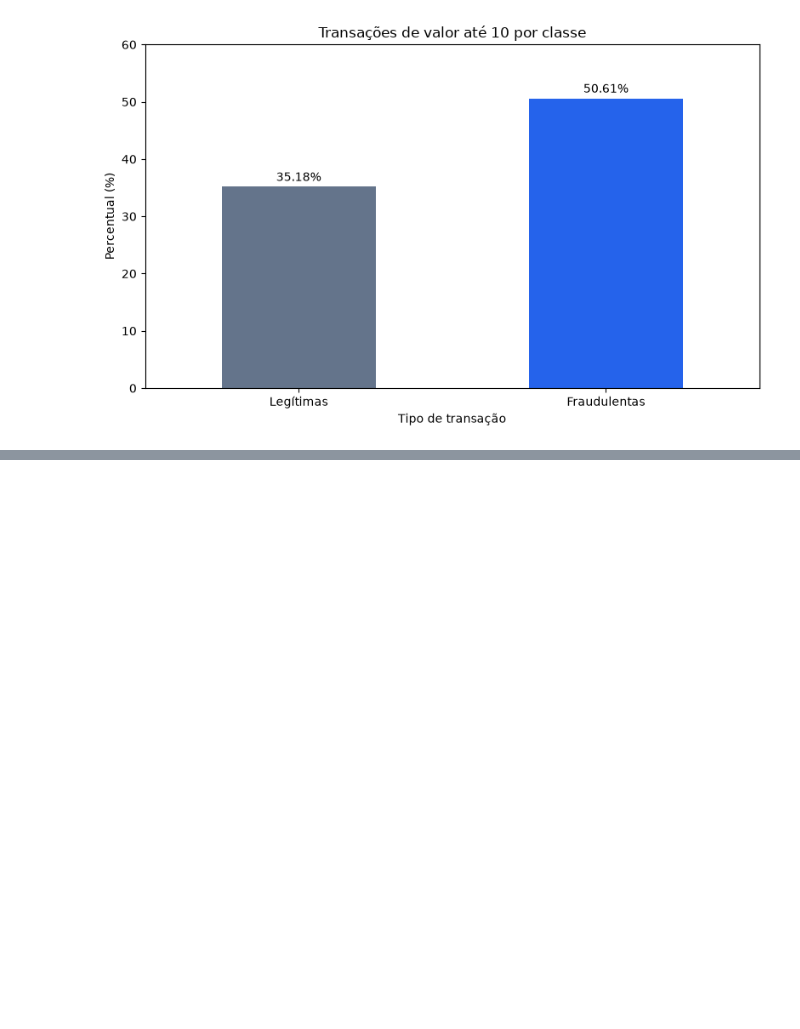
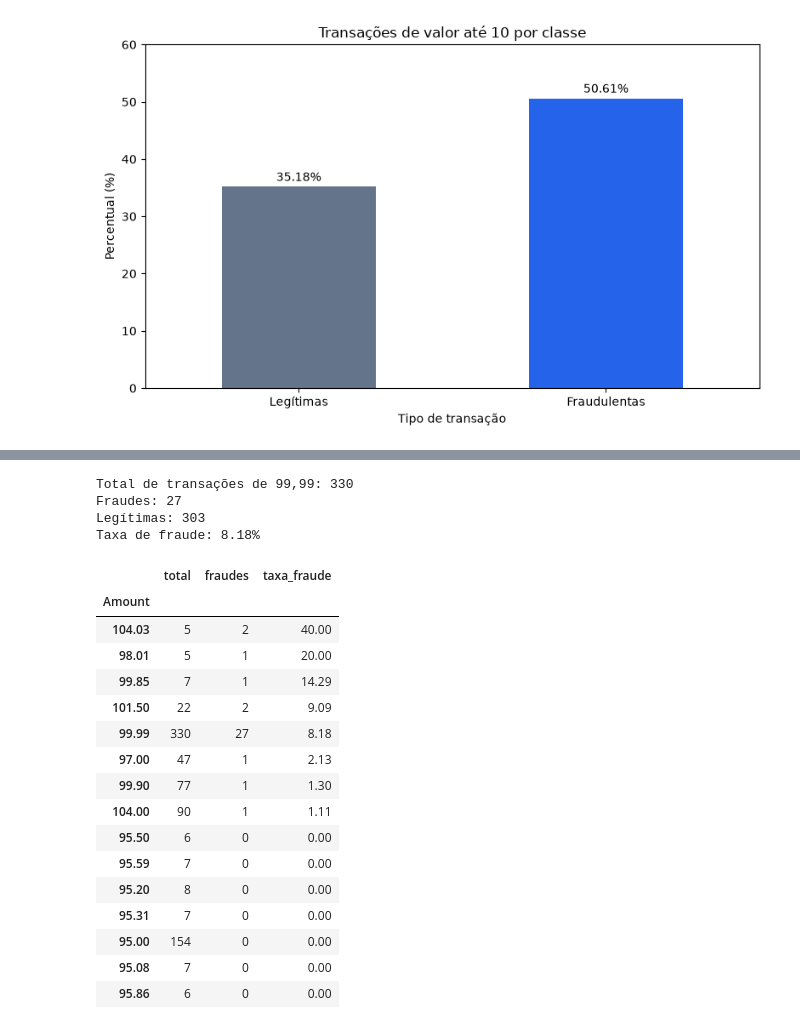
Before and after one commit to jouborges/tech-guide, a Jupyter notebook: fraud-analytics/notebooks/01_exploracao_dados.ipynb, the cells around one changed output, grey strips where cells are left out. Cells and saved outputs as stored; diff of their text form; code cells hidden in the pictures; blank space fills up the shorter version.

```diff
--- a/fraud-analytics/notebooks/01_exploracao_dados.ipynb
+++ b/fraud-analytics/notebooks/01_exploracao_dados.ipynb
@@ -320,0 +401,53 @@ plt.show()
+# %%
+transacoes_9999 = df.loc[df["Amount"] == 99.99]
+
+total = len(transacoes_9999)
+fraudes = (transacoes_9999["Class"] == 1).sum()
+
+print(f"Total de transações de 99,99: {total}")
+print(f"Fraudes: {fraudes}")
+print(f"Legítimas: {total - fraudes}")
+
+if total > 0:
+    print(f"Taxa de fraude: {fraudes / total * 100:.2f}%")
+# %% [output]
+Total de transações de 99,99: 330
+Fraudes: 27
+Legítimas: 303
+Taxa de fraude: 8.18%
+# %%
+comparacao = (
+    df.loc[df["Amount"].between(95, 105)]
+    .groupby("Amount")["Class"]
+    .agg(
+        total="count",
+        fraudes="sum",
+        taxa_fraude="mean"
+    )
+)
+
+comparacao["taxa_fraude"] *= 100
+
+comparacao = comparacao[
+    comparacao["total"] >= 5
+].sort_values("taxa_fraude", ascending=False)
+
+comparacao.head(15).round(2)
+# %% [output]
+|  | total | fraudes | taxa_fraude |
+| Amount |  |  |  |
+| 104.03 | 5 | 2 | 40.00 |
+| 98.01 | 5 | 1 | 20.00 |
+| 99.85 | 7 | 1 | 14.29 |
+| 101.50 | 22 | 2 | 9.09 |
+| 99.99 | 330 | 27 | 8.18 |
+| 97.00 | 47 | 1 | 2.13 |
+| 99.90 | 77 | 1 | 1.30 |
+| 104.00 | 90 | 1 | 1.11 |
+| 95.50 | 6 | 0 | 0.00 |
+| 95.59 | 7 | 0 | 0.00 |
+| 95.20 | 8 | 0 | 0.00 |
+| 95.31 | 7 | 0 | 0.00 |
+| 95.00 | 154 | 0 | 0.00 |
+| 95.08 | 7 | 0 | 0.00 |
+| 95.86 | 6 | 0 | 0.00 |
```
Also changed, not shown: parts of 25 cells of this notebook, 4 other files.
